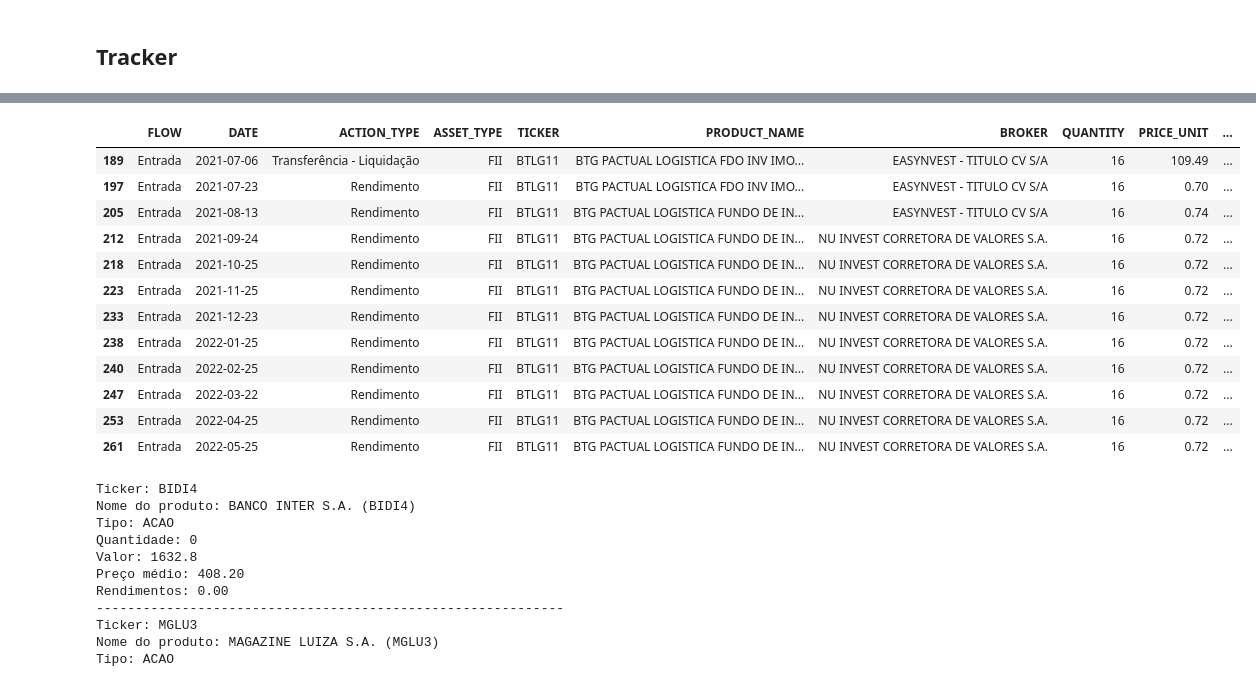
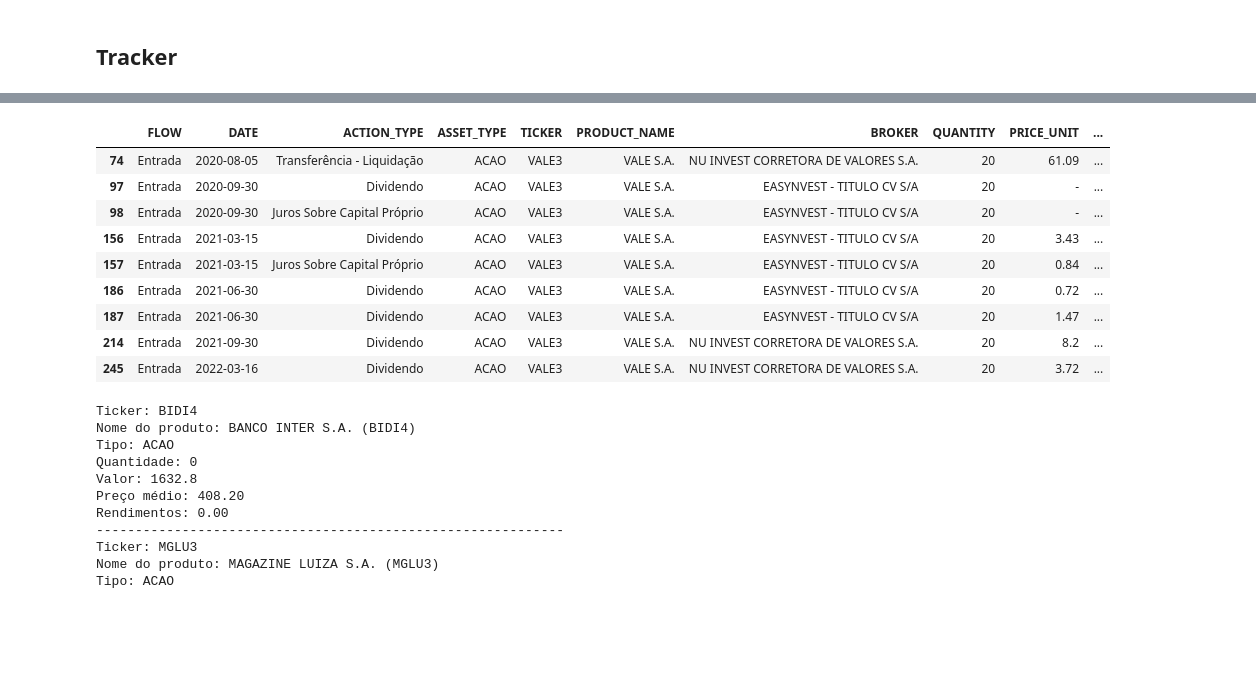
Before and after one commit to importsci/investment-tracker, a Jupyter notebook: investment-tracker.ipynb, the cells around one changed output, grey strips where cells are left out. Cells and saved outputs as stored; diff of their text form; code cells hidden in the pictures; blank space fills up the shorter version.

```diff
--- a/investment-tracker.ipynb
+++ b/investment-tracker.ipynb
@@ -758,19 +1032,16 @@ desdobrou AMZO34
 # %%
-df[df.TICKER == "BTLG11"]
+transactions.data[transactions.data.TICKER == "VALE3"]
 # %% [output]
 |  | FLOW | DATE | ACTION_TYPE | ASSET_TYPE | TICKER | PRODUCT_NAME | BROKER | QUANTITY | PRICE_UNIT | ... |
-| 189 | Entrada | 2021-07-06 | Transferência - Liquidação | FII | BTLG11 | BTG PACTUAL LOGISTICA FDO INV IMO... | EASYNVEST - TITULO CV S/A | 16 | 109.49 | ... |
-| 197 | Entrada | 2021-07-23 | Rendimento | FII | BTLG11 | BTG PACTUAL LOGISTICA FDO INV IMO... | EASYNVEST - TITULO CV S/A | 16 | 0.70 | ... |
-| 205 | Entrada | 2021-08-13 | Rendimento | FII | BTLG11 | BTG PACTUAL LOGISTICA FUNDO DE IN... | EASYNVEST - TITULO CV S/A | 16 | 0.74 | ... |
-| 212 | Entrada | 2021-09-24 | Rendimento | FII | BTLG11 | BTG PACTUAL LOGISTICA FUNDO DE IN... | NU INVEST CORRETORA DE VALORES S.A. | 16 | 0.72 | ... |
-| 218 | Entrada | 2021-10-25 | Rendimento | FII | BTLG11 | BTG PACTUAL LOGISTICA FUNDO DE IN... | NU INVEST CORRETORA DE VALORES S.A. | 16 | 0.72 | ... |
-| 223 | Entrada | 2021-11-25 | Rendimento | FII | BTLG11 | BTG PACTUAL LOGISTICA FUNDO DE IN... | NU INVEST CORRETORA DE VALORES S.A. | 16 | 0.72 | ... |
-| 233 | Entrada | 2021-12-23 | Rendimento | FII | BTLG11 | BTG PACTUAL LOGISTICA FUNDO DE IN... | NU INVEST CORRETORA DE VALORES S.A. | 16 | 0.72 | ... |
-| 238 | Entrada | 2022-01-25 | Rendimento | FII | BTLG11 | BTG PACTUAL LOGISTICA FUNDO DE IN... | NU INVEST CORRETORA DE VALORES S.A. | 16 | 0.72 | ... |
-| 240 | Entrada | 2022-02-25 | Rendimento | FII | BTLG11 | BTG PACTUAL LOGISTICA FUNDO DE IN... | NU INVEST CORRETORA DE VALORES S.A. | 16 | 0.72 | ... |
-| 247 | Entrada | 2022-03-22 | Rendimento | FII | BTLG11 | BTG PACTUAL LOGISTICA FUNDO DE IN... | NU INVEST CORRETORA DE VALORES S.A. | 16 | 0.72 | ... |
-| 253 | Entrada | 2022-04-25 | Rendimento | FII | BTLG11 | BTG PACTUAL LOGISTICA FUNDO DE IN... | NU INVEST CORRETORA DE VALORES S.A. | 16 | 0.72 | ... |
-| 261 | Entrada | 2022-05-25 | Rendimento | FII | BTLG11 | BTG PACTUAL LOGISTICA FUNDO DE IN... | NU INVEST CORRETORA DE VALORES S.A. | 16 | 0.72 | ... |
+| 74 | Entrada | 2020-08-05 | Transferência - Liquidação | ACAO | VALE3 | VALE S.A. | NU INVEST CORRETORA DE VALORES S.A. | 20 | 61.09 | ... |
+| 97 | Entrada | 2020-09-30 | Dividendo | ACAO | VALE3 | VALE S.A. | EASYNVEST - TITULO CV S/A | 20 | - | ... |
+| 98 | Entrada | 2020-09-30 | Juros Sobre Capital Próprio | ACAO | VALE3 | VALE S.A. | EASYNVEST - TITULO CV S/A | 20 | - | ... |
+| 156 | Entrada | 2021-03-15 | Dividendo | ACAO | VALE3 | VALE S.A. | EASYNVEST - TITULO CV S/A | 20 | 3.43 | ... |
+| 157 | Entrada | 2021-03-15 | Juros Sobre Capital Próprio | ACAO | VALE3 | VALE S.A. | EASYNVEST - TITULO CV S/A | 20 | 0.84 | ... |
+| 186 | Entrada | 2021-06-30 | Dividendo | ACAO | VALE3 | VALE S.A. | EASYNVEST - TITULO CV S/A | 20 | 0.72 | ... |
+| 187 | Entrada | 2021-06-30 | Dividendo | ACAO | VALE3 | VALE S.A. | EASYNVEST - TITULO CV S/A | 20 | 1.47 | ... |
+| 214 | Entrada | 2021-09-30 | Dividendo | ACAO | VALE3 | VALE S.A. | NU INVEST CORRETORA DE VALORES S.A. | 20 | 8.2 | ... |
+| 245 | Entrada | 2022-03-16 | Dividendo | ACAO | VALE3 | VALE S.A. | NU INVEST CORRETORA DE VALORES S.A. | 20 | 3.72 | ... |
 # %%
 wallet.print_assets()
 # %% [output]
```
Also changed, not shown: parts of 32 cells of this notebook.
